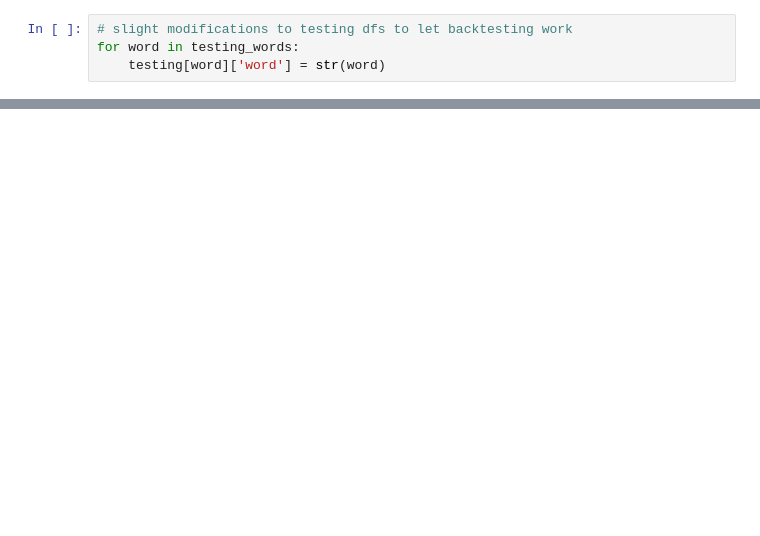
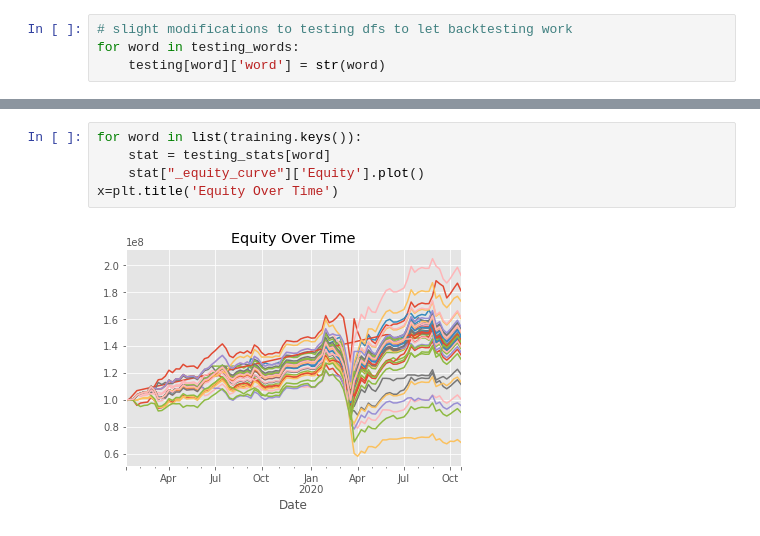
Before and after one commit to evilpegasus/google-trends-financial-modeling, a Jupyter notebook: Presentation Notebook.ipynb, the cells around one changed output, grey strips where cells are left out. Drawn from its saved outputs; the diff is of its cells as text; blank space fills up the shorter version.

```diff
--- a/Presentation Notebook.ipynb
+++ b/Presentation Notebook.ipynb
@@ -543,0 +522,7 @@ class trainingStrat(Strategy):
+# %%
+for word in list(training.keys()):
+    stat = testing_stats[word]
+    stat["_equity_curve"]['Equity'].plot()
+x=plt.title('Equity Over Time')
+# %% [output]
+[figure, added]
```
Also changed, not shown: parts of 41 cells of this notebook, 7 other files.
